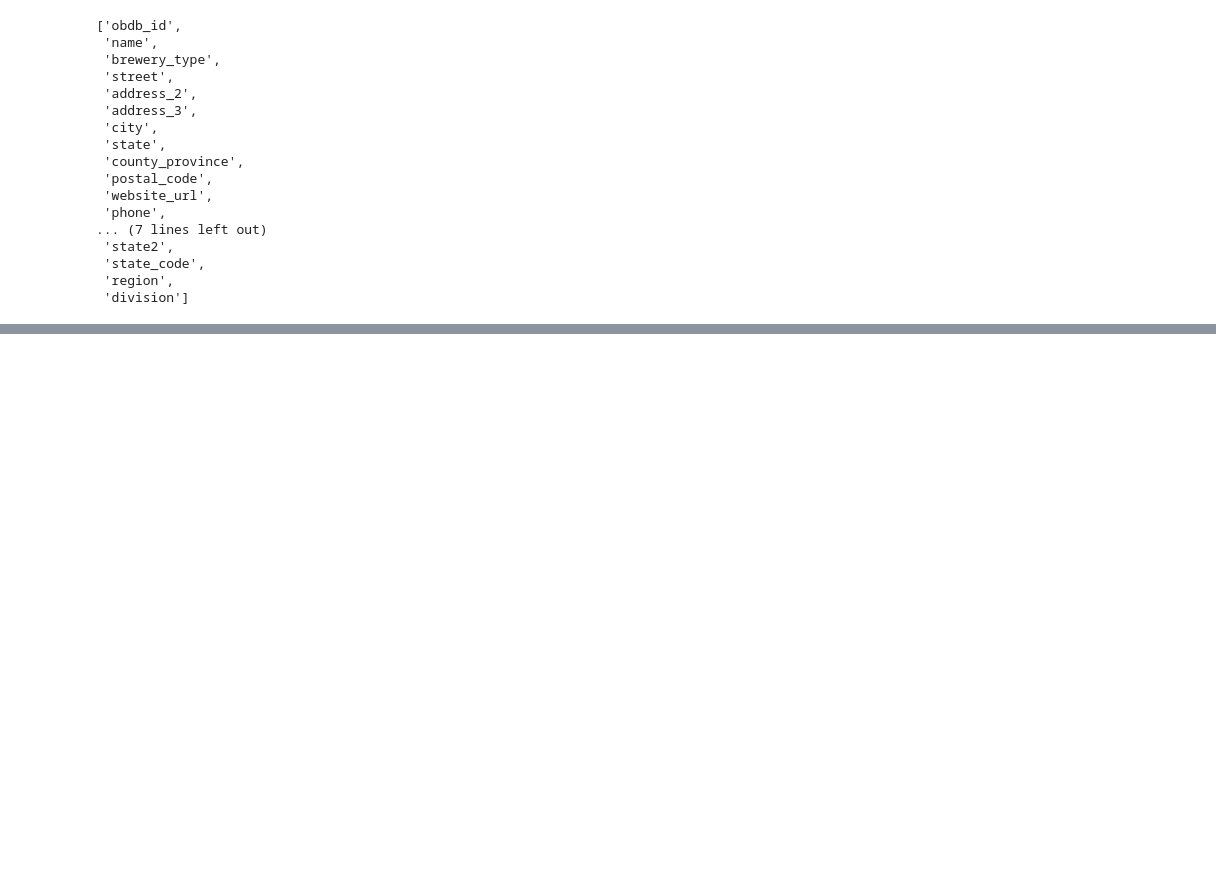
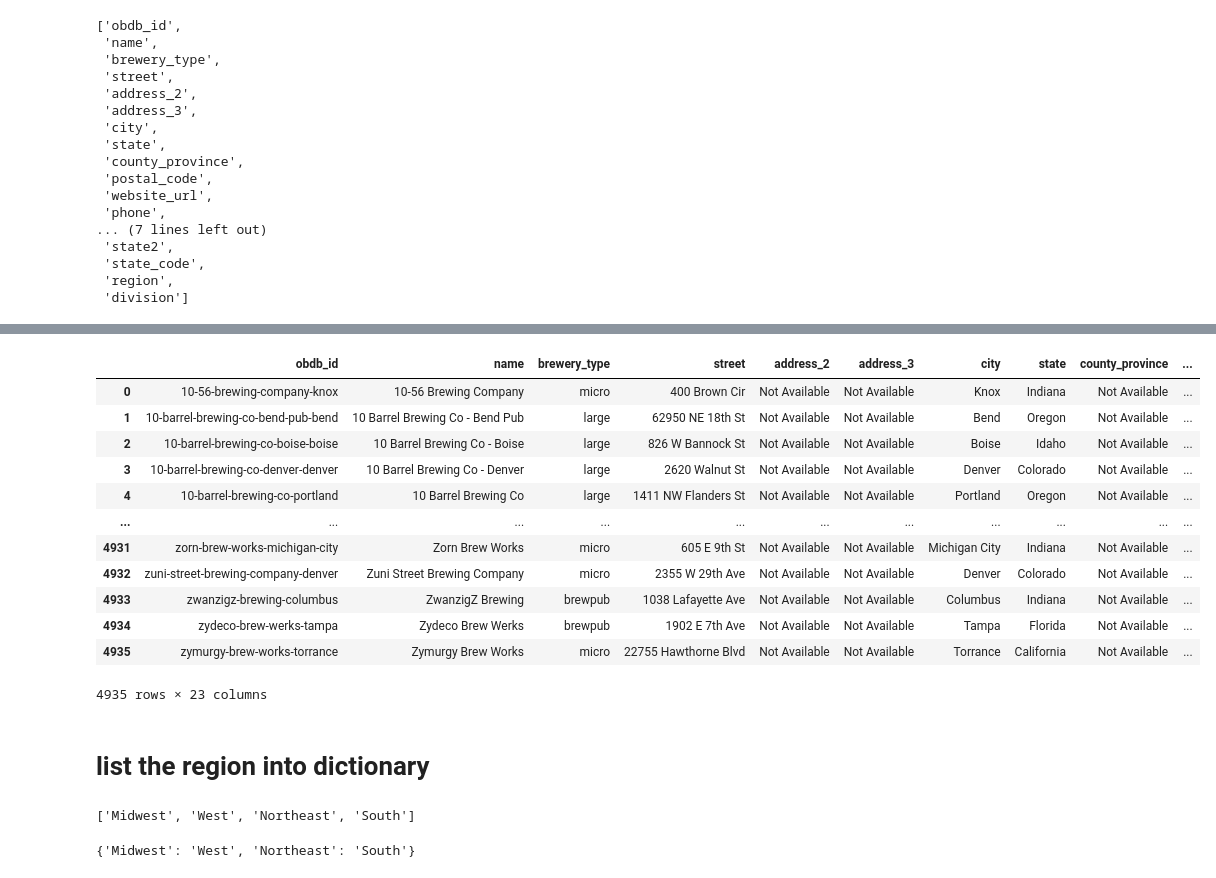
Before and after one commit to Franz365/Project_2, a Jupyter notebook: PythonApp/grouping.ipynb, the cells around one changed output, grey strips where cells are left out. Drawn from its saved outputs; the diff is of its cells as text; code cells hidden in the pictures; blank space fills up the shorter version.

```diff
--- a/PythonApp/grouping.ipynb
+++ b/PythonApp/grouping.ipynb
@@ -85,0 +92,24 @@ df.head()
+# %%
+df = df.dropna(how='any')
+df
+# %% [output]
+|  | obdb_id | name | brewery_type | street | address_2 | address_3 | city | state | county_province | ... |
+| 0 | 10-56-brewing-company-knox | 10-56 Brewing Company | micro | 400 Brown Cir | Not Available | Not Available | Knox | Indiana | Not Available | ... |
+| 1 | 10-barrel-brewing-co-bend-pub-bend | 10 Barrel Brewing Co - Bend Pub | large | 62950 NE 18th St | Not Available | Not Available | Bend | Oregon | Not Available | ... |
+| 2 | 10-barrel-brewing-co-boise-boise | 10 Barrel Brewing Co - Boise | large | 826 W Bannock St | Not Available | Not Available | Boise | Idaho | Not Available | ... |
+| 3 | 10-barrel-brewing-co-denver-denver | 10 Barrel Brewing Co - Denver | large | 2620 Walnut St | Not Available | Not Available | Denver | Colorado | Not Available | ... |
+| 4 | 10-barrel-brewing-co-portland | 10 Barrel Brewing Co | large | 1411 NW Flanders St | Not Available | Not Available | Portland | Oregon | Not Available | ... |
+| ... | ... | ... | ... | ... | ... | ... | ... | ... | ... | ... |
+| 4931 | zorn-brew-works-michigan-city | Zorn Brew Works | micro | 605 E 9th St | Not Available | Not Available | Michigan City | Indiana | Not Available | ... |
+| 4932 | zuni-street-brewing-company-denver | Zuni Street Brewing Company | micro | 2355 W 29th Ave | Not Available | Not Available | Denver | Colorado | Not Available | ... |
+| 4933 | zwanzigz-brewing-columbus | ZwanzigZ Brewing | brewpub | 1038 Lafayette Ave | Not Available | Not Available | Columbus | Indiana | Not Available | ... |
+| 4934 | zydeco-brew-werks-tampa | Zydeco Brew Werks | brewpub | 1902 E 7th Ave | Not Available | Not Available | Tampa | Florida | Not Available | ... |
+| 4935 | zymurgy-brew-works-torrance | Zymurgy Brew Works | micro | 22755 Hawthorne Blvd | Not Available | Not Available | Torrance | California | Not Available | ... |
+4935 rows × 23 columns
+# %% [markdown]
+# list the region into dictionary
+# %%
+index_list = df.region.unique().tolist()
+print(index_list)
+# %% [output]
+['Midwest', 'West', 'Northeast', 'South']
@@ -85,0 +120,4 @@ df.head()
+# %%
+print(Convert(index_list))
+# %% [output]
+{'Midwest': 'West', 'Northeast': 'South'}
```
Also changed, not shown: parts of 8 cells of this notebook.
